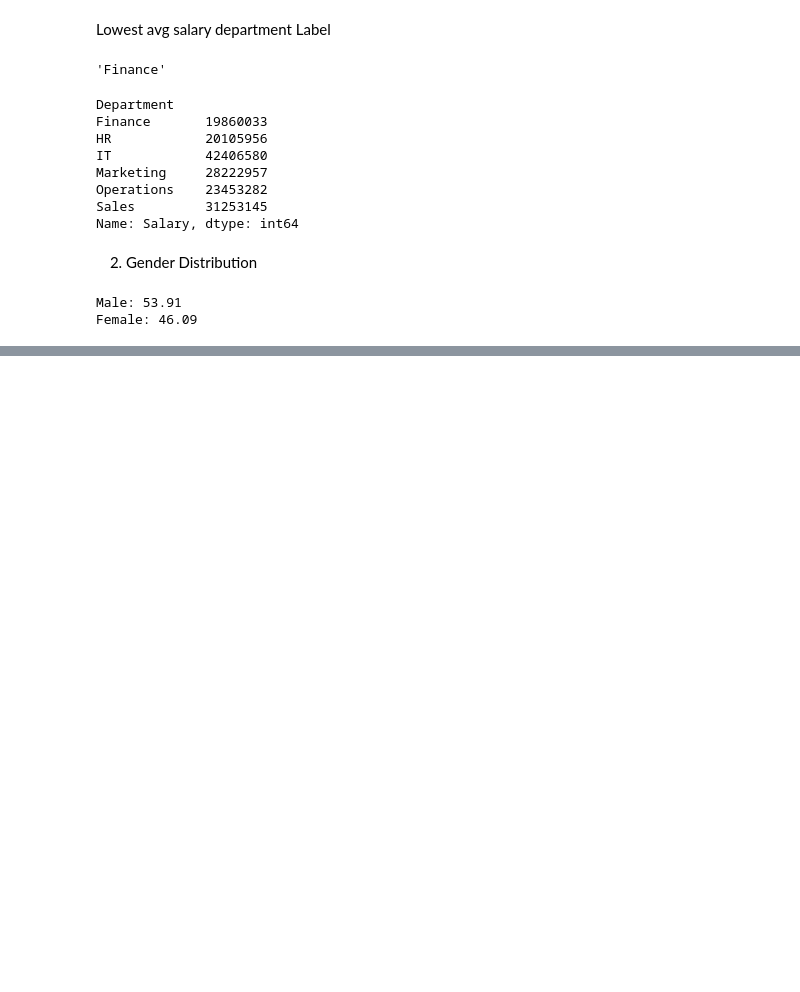
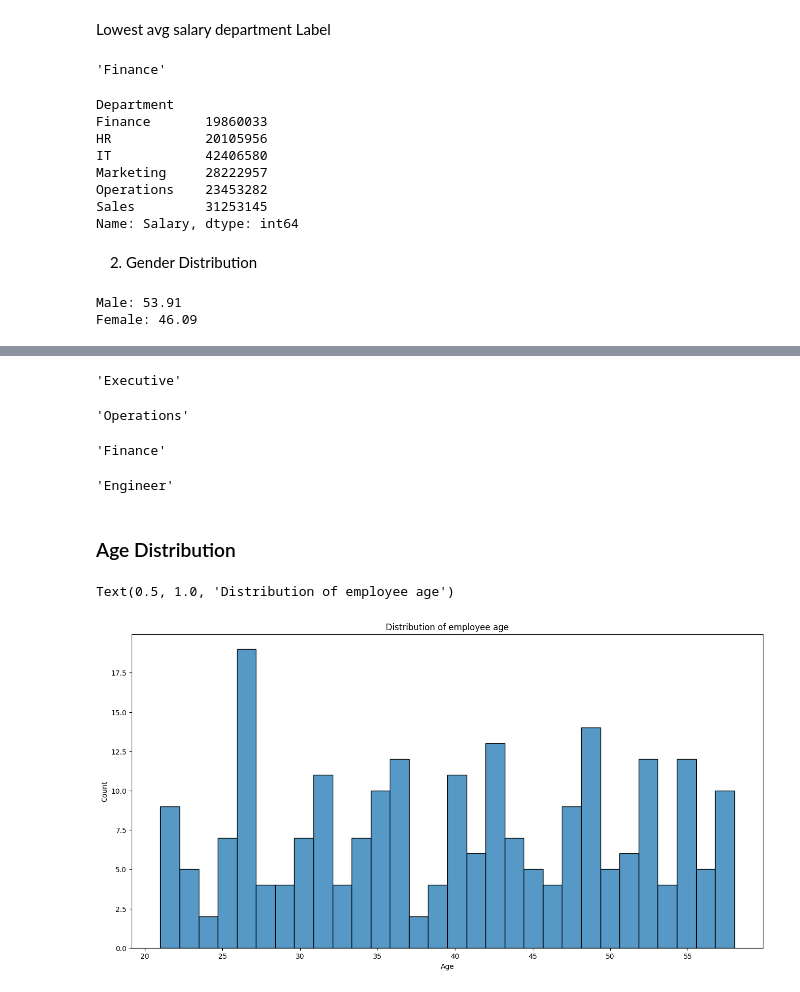
Before and after one commit to datasciencekibaatein/Batch-84, a Jupyter notebook: FindingInsightWithLibraries/01-Lecture.ipynb, the cells around one changed output, grey strips where cells are left out. Drawn from its saved outputs; the diff is of its cells as text; code cells hidden in the pictures; blank space fills up the shorter version.

```diff
--- a/FindingInsightWithLibraries/01-Lecture.ipynb
+++ b/FindingInsightWithLibraries/01-Lecture.ipynb
@@ -347,0 +398,2 @@ Female: 46.09
+# %%
+df['Is_Attrited'] = df['ExitReason'].apply(lambda x:(x!='Active'))
@@ -347,0 +463,2 @@ Female: 46.09
+# %%
+df['Age-Group'] = pd.cut(df['Age'],bins=[20,30,40,50,60],labels=['20-30','30-40','40-50','50-60'])
@@ -347,0 +476,25 @@ Female: 46.09
+# %%
+df.groupby('JobTitle')['TrainingHours'].mean().idxmax()
+# %% [output]
+'Executive'
+# %%
+df.groupby('Department')['TrainingHours'].mean().idxmax()
+# %% [output]
+'Operations'
+# %%
+df.groupby('Department')['TrainingHours'].mean().idxmin()
+# %% [output]
+'Finance'
+# %%
+df.groupby('JobTitle')['TrainingHours'].mean().idxmin()
+# %% [output]
+'Engineer'
+# %% [markdown]
+<h3>Age Distribution</h3>
+# %%
+plt.figure(figsize=(16,8))
+sns.histplot(df['Age'],bins=30)
+plt.title("Distribution of employee age")
+# %% [output]
+Text(0.5, 1.0, 'Distribution of employee age')
+[figure, added]
```
Also changed, not shown: parts of 30 cells of this notebook, 1 other file.
